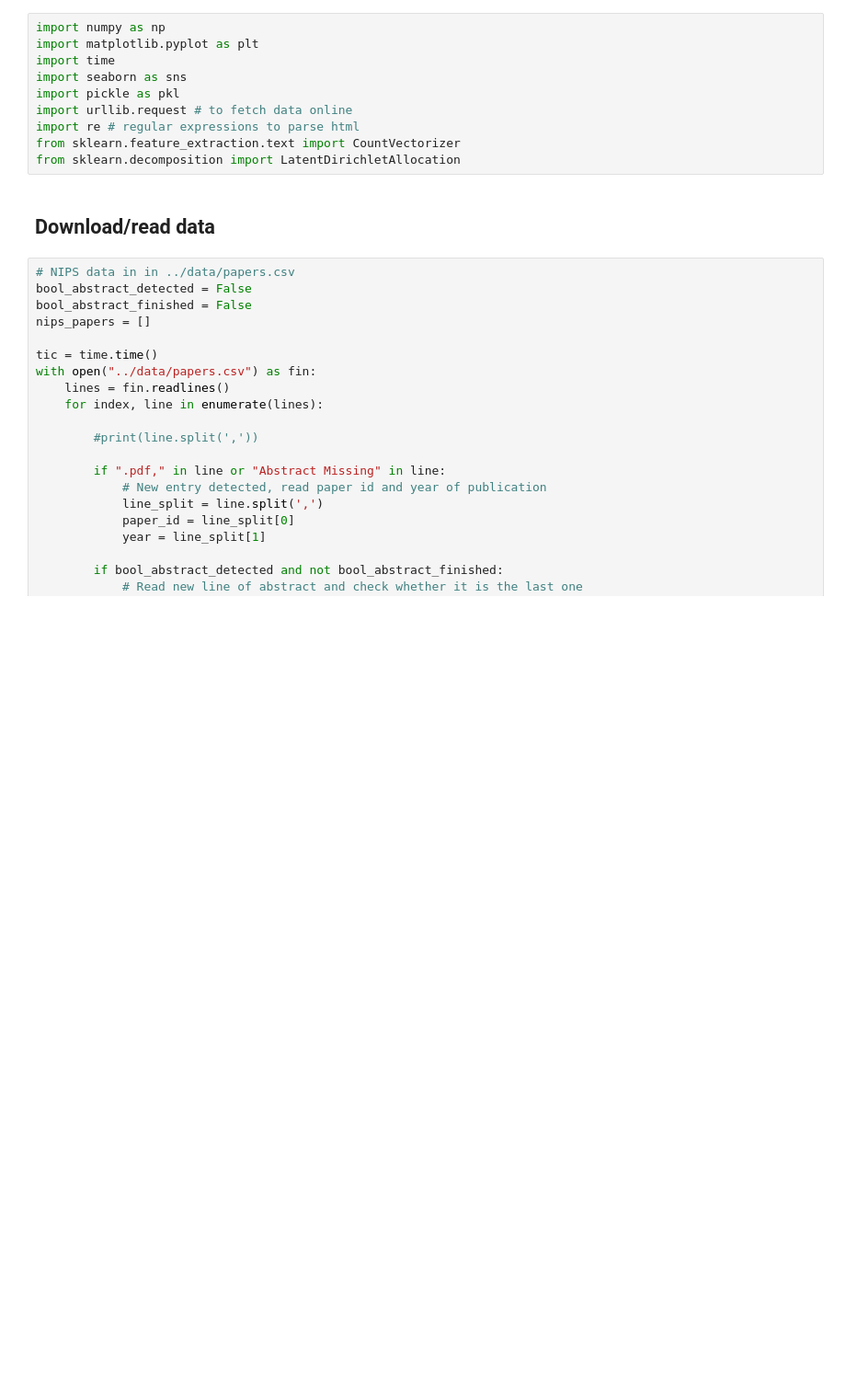
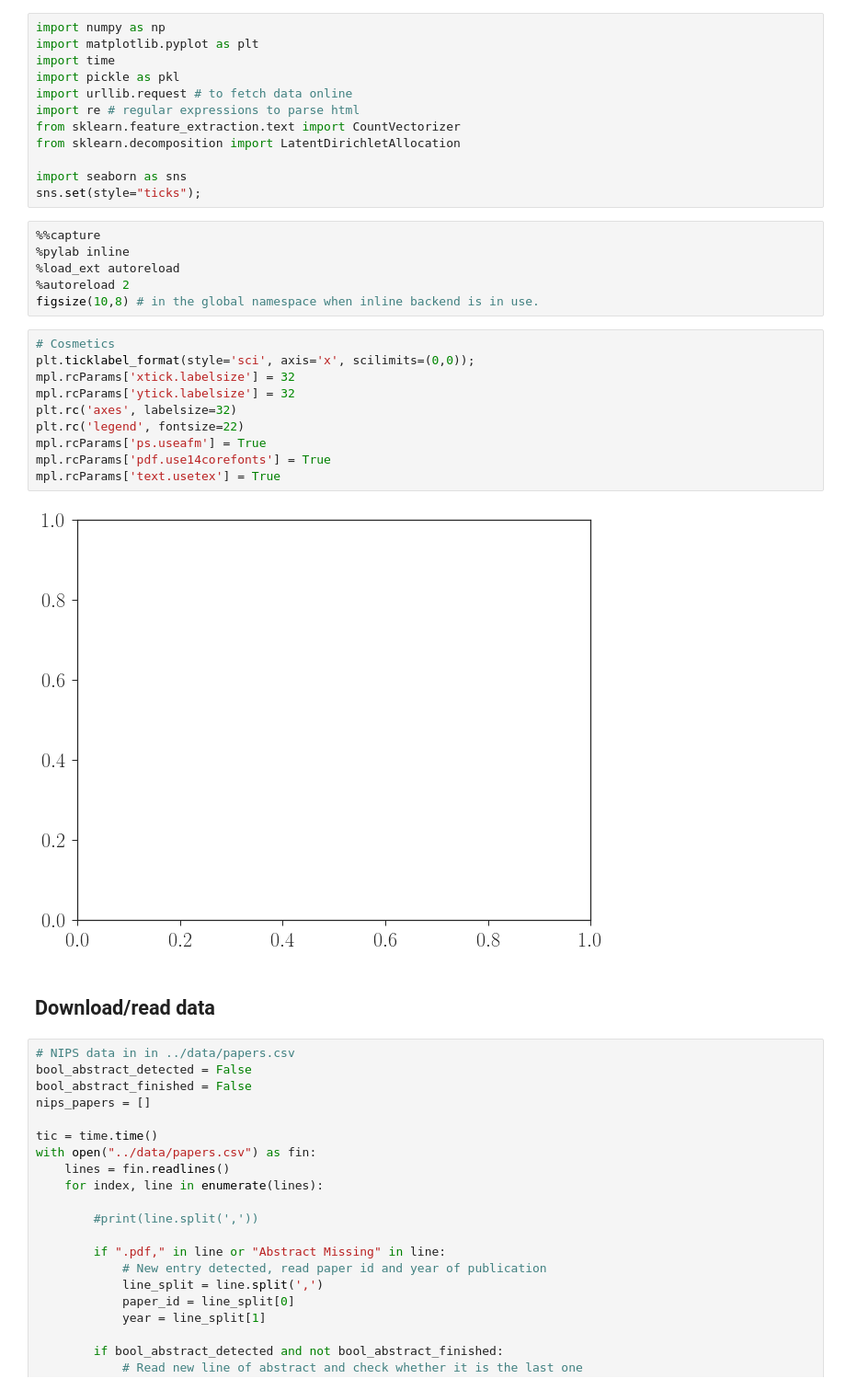
Before and after one commit to 6Ulm/bml-course, a Jupyter notebook: notebooks/01_intro_and_topic_modelling.ipynb, the cells around one changed output. Shown: that part at 92% size. Saved outputs shown, nothing was run; the diff lists cells and outputs as text; blank space fills up the shorter version.

```diff
--- a/notebooks/01_intro_and_topic_modelling.ipynb
+++ b/notebooks/01_intro_and_topic_modelling.ipynb
@@ -2,12 +2,32 @@
 import numpy as np
 import matplotlib.pyplot as plt
 import time
-import seaborn as sns
 import pickle as pkl
 import urllib.request # to fetch data online
 import re # regular expressions to parse html
 from sklearn.feature_extraction.text import CountVectorizer
 from sklearn.decomposition import LatentDirichletAllocation
+
+import seaborn as sns
+sns.set(style="ticks");
+# %%
+%%capture
+%pylab inline
+%load_ext autoreload
+%autoreload 2
+figsize(10,8) # in the global namespace when inline backend is in use.
+# %%
+# Cosmetics
+plt.ticklabel_format(style='sci', axis='x', scilimits=(0,0));
+mpl.rcParams['xtick.labelsize'] = 32
+mpl.rcParams['ytick.labelsize'] = 32
+plt.rc('axes', labelsize=32)
+plt.rc('legend', fontsize=22)
+mpl.rcParams['ps.useafm'] = True
+mpl.rcParams['pdf.use14corefonts'] = True
+mpl.rcParams['text.usetex'] = True
+# %% [output]
+[figure, added]
 # %% [markdown]
 ## Download/read data
 # %%
```
Also changed, not shown: parts of 11 cells of this notebook.
